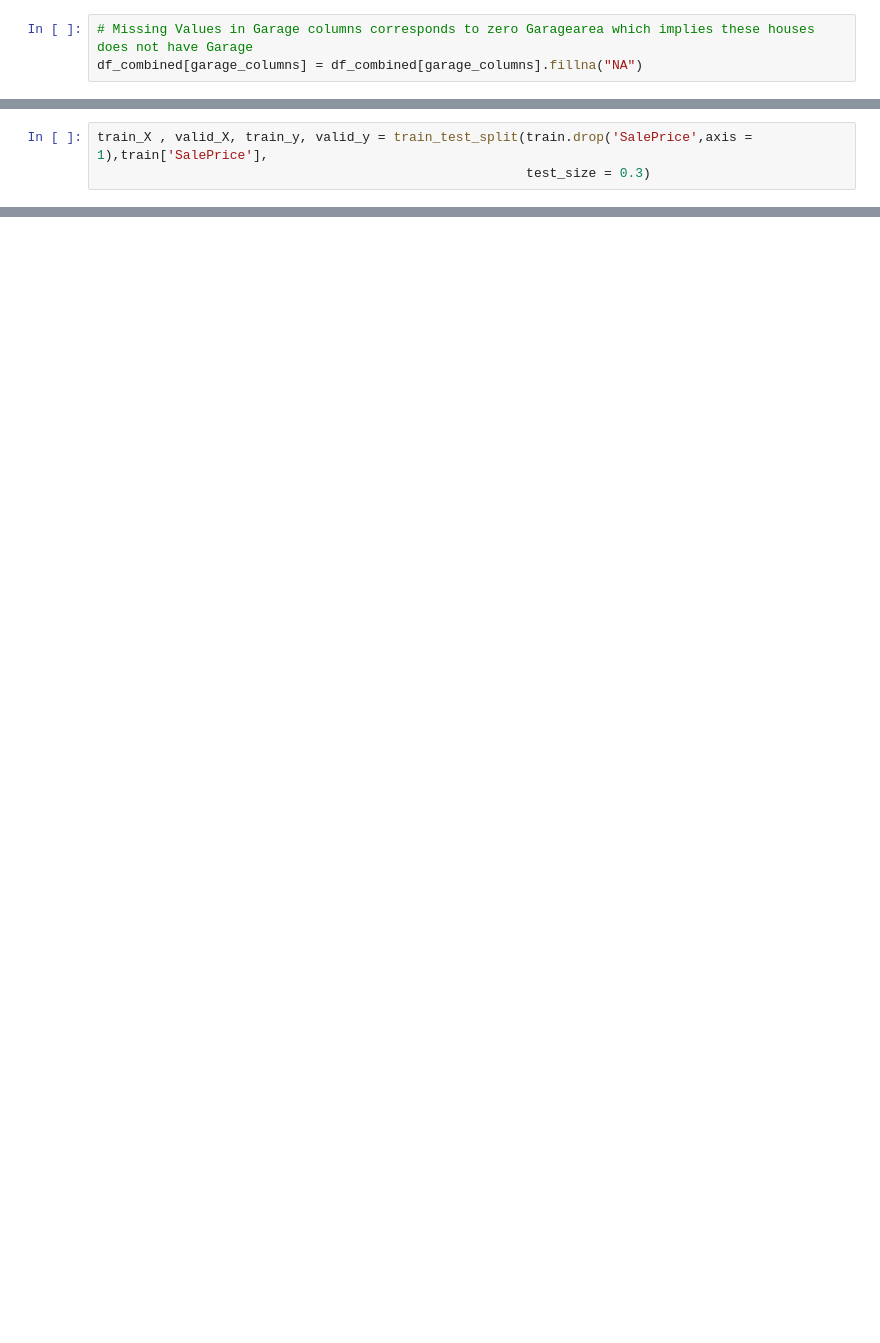
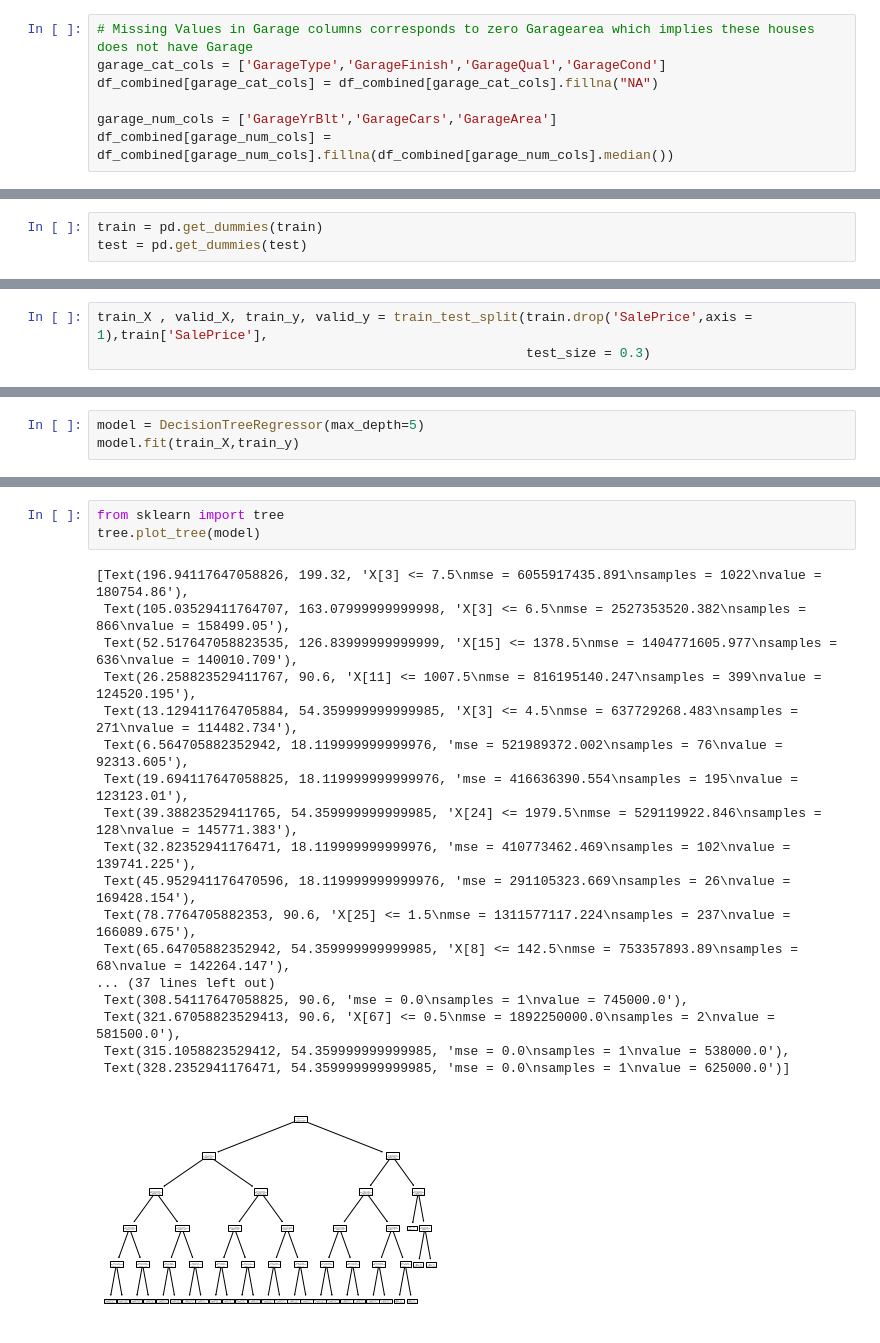
Before and after one commit to prabha-git/kaggle, a Jupyter notebook: House Prices Advanced Regression Techniques/Comprehensive data exploration with Python.ipynb, the cells around one changed output, grey strips where cells are left out. Saved outputs shown, nothing was run; the diff lists cells and outputs as text; blank space fills up the shorter version.

```diff
--- a/House Prices Advanced Regression Techniques/Comprehensive data exploration with Python.ipynb
+++ b/House Prices Advanced Regression Techniques/Comprehensive data exploration with Python.ipynb
@@ -246,6 +270,10 @@ Lot variables are  :  ['GarageType', 'GarageYrBlt', 'GarageFinish', 'GarageCars'
 # %%
 # Missing Values in Garage columns corresponds to zero Garagearea which implies these houses does not have Garage
-df_combined[garage_columns] = df_combined[garage_columns].fillna("NA")
+garage_cat_cols = ['GarageType','GarageFinish','GarageQual','GarageCond']
+df_combined[garage_cat_cols] = df_combined[garage_cat_cols].fillna("NA")
+
+garage_num_cols = ['GarageYrBlt','GarageCars','GarageArea']
+df_combined[garage_num_cols] = df_combined[garage_num_cols].fillna(df_combined[garage_num_cols].median())
 # %% [markdown]
 ## BsmtFinType2
 # %% [markdown]
@@ -344,3 +354,6 @@ train.shape,test.shape
+# %%
+train = pd.get_dummies(train)
+test = pd.get_dummies(test)
 # %% [markdown]
 ## Modeling
 # %%
@@ -391,0 +368,3 @@ Type:      function
+# %%
+model = DecisionTreeRegressor(max_depth=5)
+model.fit(train_X,train_y)
@@ -391,0 +378,22 @@ Type:      function
+# %%
+from sklearn import tree
+tree.plot_tree(model)
+# %% [output]
+[Text(196.94117647058826, 199.32, 'X[3] <= 7.5\nmse = 6055917435.891\nsamples = 1022\nvalue = 180754.86'),
+ Text(105.03529411764707, 163.07999999999998, 'X[3] <= 6.5\nmse = 2527353520.382\nsamples = 866\nvalue = 158499.05'),
+ Text(52.517647058823535, 126.83999999999999, 'X[15] <= 1378.5\nmse = 1404771605.977\nsamples = 636\nvalue = 140010.709'),
+ Text(26.258823529411767, 90.6, 'X[11] <= 1007.5\nmse = 816195140.247\nsamples = 399\nvalue = 124520.195'),
+ Text(13.129411764705884, 54.359999999999985, 'X[3] <= 4.5\nmse = 637729268.483\nsamples = 271\nvalue = 114482.734'),
+ Text(6.564705882352942, 18.119999999999976, 'mse = 521989372.002\nsamples = 76\nvalue = 92313.605'),
+ Text(19.694117647058825, 18.119999999999976, 'mse = 416636390.554\nsamples = 195\nvalue = 123123.01'),
+ Text(39.38823529411765, 54.359999999999985, 'X[24] <= 1979.5\nmse = 529119922.846\nsamples = 128\nvalue = 145771.383'),
+ Text(32.82352941176471, 18.119999999999976, 'mse = 410773462.469\nsamples = 102\nvalue = 139741.225'),
+ Text(45.952941176470596, 18.119999999999976, 'mse = 291105323.669\nsamples = 26\nvalue = 169428.154'),
+ Text(78.7764705882353, 90.6, 'X[25] <= 1.5\nmse = 1311577117.224\nsamples = 237\nvalue = 166089.675'),
+ Text(65.64705882352942, 54.359999999999985, 'X[8] <= 142.5\nmse = 753357893.89\nsamples = 68\nvalue = 142264.147'),
+... (37 lines left out)
+ Text(308.54117647058825, 90.6, 'mse = 0.0\nsamples = 1\nvalue = 745000.0'),
+ Text(321.67058823529413, 90.6, 'X[67] <= 0.5\nmse = 1892250000.0\nsamples = 2\nvalue = 581500.0'),
+ Text(315.1058823529412, 54.359999999999985, 'mse = 0.0\nsamples = 1\nvalue = 538000.0'),
+ Text(328.2352941176471, 54.359999999999985, 'mse = 0.0\nsamples = 1\nvalue = 625000.0')]
+[figure, added]
```
Also changed, not shown: parts of 24 cells of this notebook.
